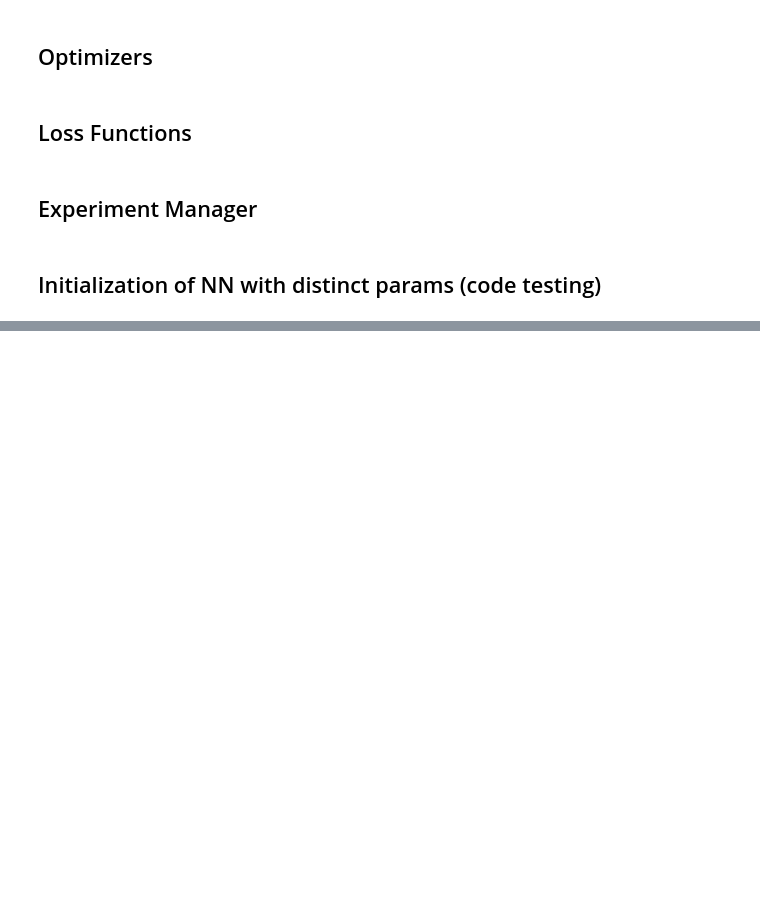
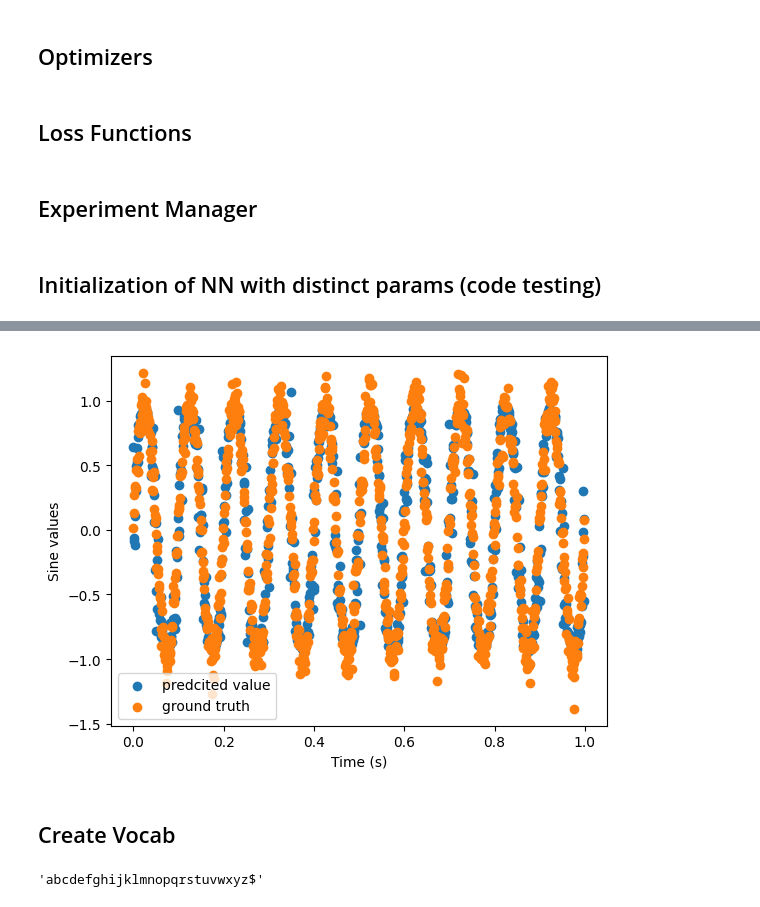
Before and after one commit to akmorihg/NN_from_scratch, a Jupyter notebook: main.ipynb, the cells around one changed output, grey strips where cells are left out. Drawn from its saved outputs; the diff is of its cells as text; code cells hidden in the pictures; blank space fills up the shorter version.

```diff
--- a/main.ipynb
+++ b/main.ipynb
@@ -880,0 +1084,19 @@ for key, probs in prob_dict.items():
+# %%
+rnn = RNN(10, 5, 1, activation="tanh")
+# %%
+epochs = 100
+hyperparams = {
+    "learning_rate": 0.0001,
+    "beta1": 0.9,
+    "beta2": 0.999,
+}
+cuda = False
+activation_function = MSE()
+
+for _ in tqdm(range(epochs)):
+    for i, x in enumerate(train_set):
+        y = train_label_set[i]
+        y_pred = rnn.forward(x)
+        error = activation_function.gradient(y_pred, y)
+        rnn.backprop(error, None)
+        rnn.update(hyperparams, None, None)
@@ -880,0 +1115,19 @@ for key, probs in prob_dict.items():
+# %%
+plt.scatter(time_array[:1000], y_preds, label="predcited value")
+plt.scatter(time_array[:1000], train_label_set, label="ground truth")
+plt.xlabel('Time (s)')
+plt.ylabel('Sine values')
+plt.legend()
+plt.show()
+# %% [output]
+[figure, added]
+# %% [markdown]
+## Create Vocab
+# %%
+import string
+
+ascii_lower = string.ascii_lowercase
+ascii_lower += "$"
+ascii_lower
+# %% [output]
+'abcdefghijklmnopqrstuvwxyz$'
```
Also changed, not shown: parts of 45 cells of this notebook, 2 other files.
